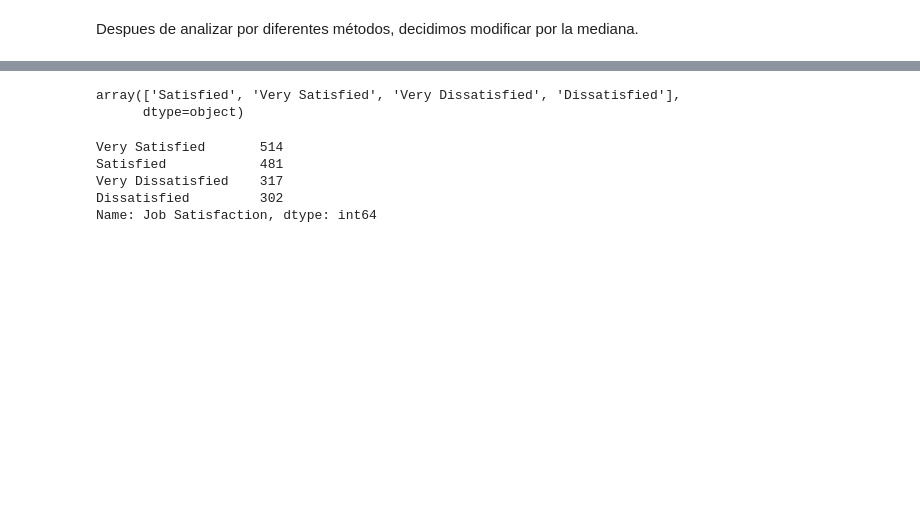
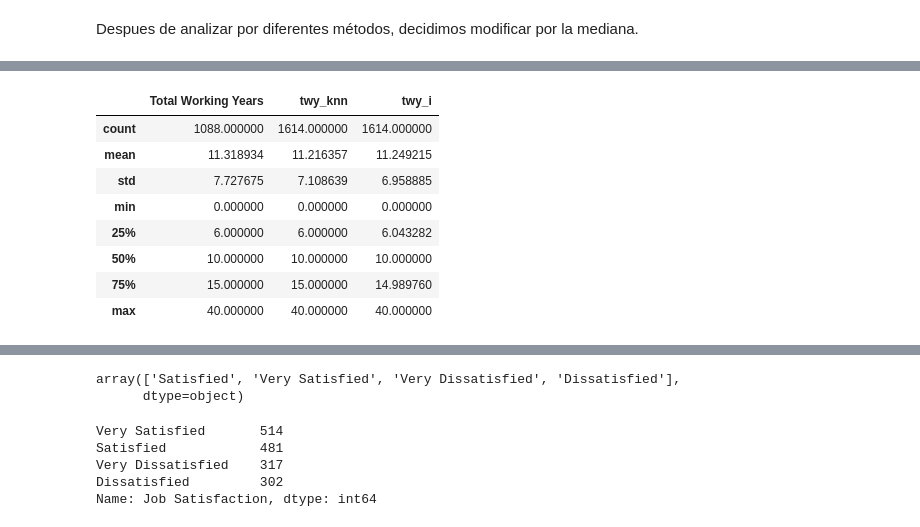
Before and after one commit to Adalab/proyecto-da-F-modulo3-team2, a Jupyter notebook: limpieza_transformacion_reyes.ipynb, the cells around one changed output, grey strips where cells are left out. Cells and saved outputs as stored; diff of their text form; code cells hidden in the pictures; blank space fills up the shorter version.

```diff
--- a/limpieza_transformacion_reyes.ipynb
+++ b/limpieza_transformacion_reyes.ipynb
@@ -672,0 +706,12 @@ Despues de analizar por diferentes métodos, decidimos modificar por la mediana.
+# %%
+df_copy.describe()[['Total Working Years', 'twy_knn', 'twy_i']]
+# %% [output]
+|  | Total Working Years | twy_knn | twy_i |
+| count | 1088.000000 | 1614.000000 | 1614.000000 |
+| mean | 11.318934 | 11.216357 | 11.249215 |
+| std | 7.727675 | 7.108639 | 6.958885 |
+| min | 0.000000 | 0.000000 | 0.000000 |
+| 25% | 6.000000 | 6.000000 | 6.043282 |
+| 50% | 10.000000 | 10.000000 | 10.000000 |
+| 75% | 15.000000 | 15.000000 | 14.989760 |
+| max | 40.000000 | 40.000000 | 40.000000 |
```
Also changed, not shown: parts of 41 cells of this notebook, 6 other files.
